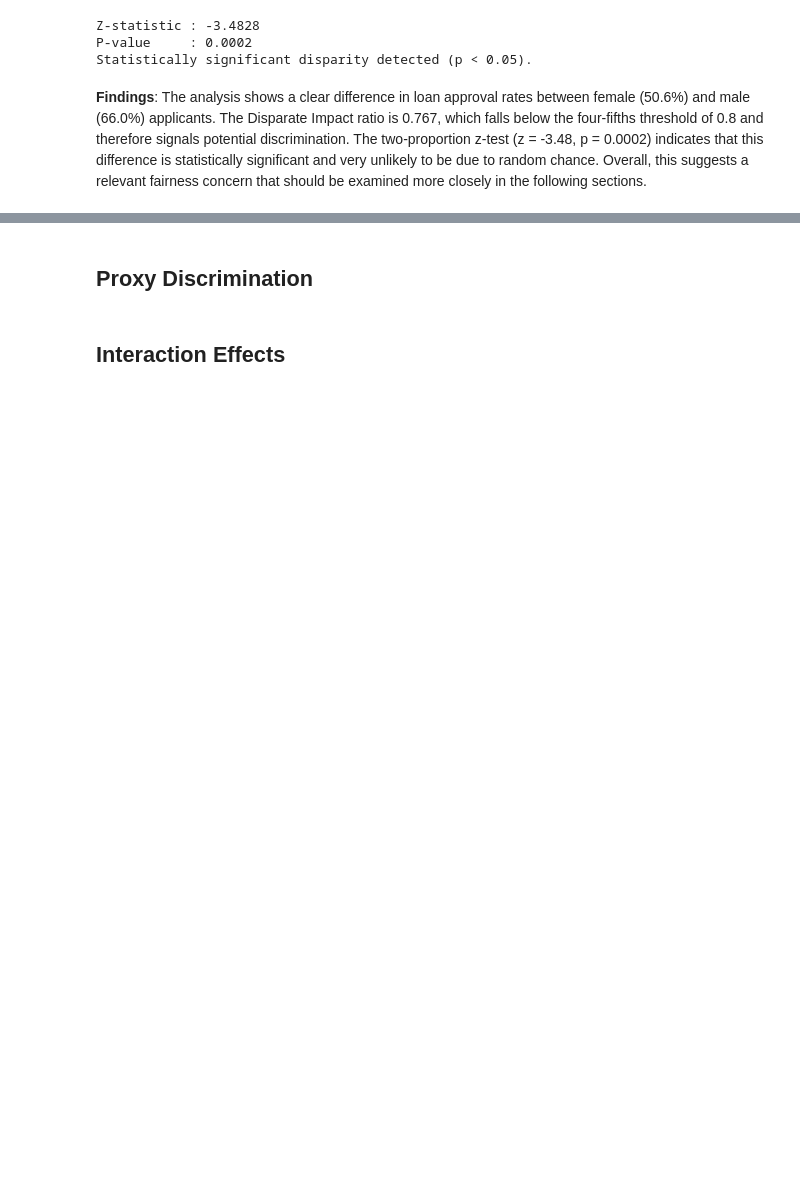
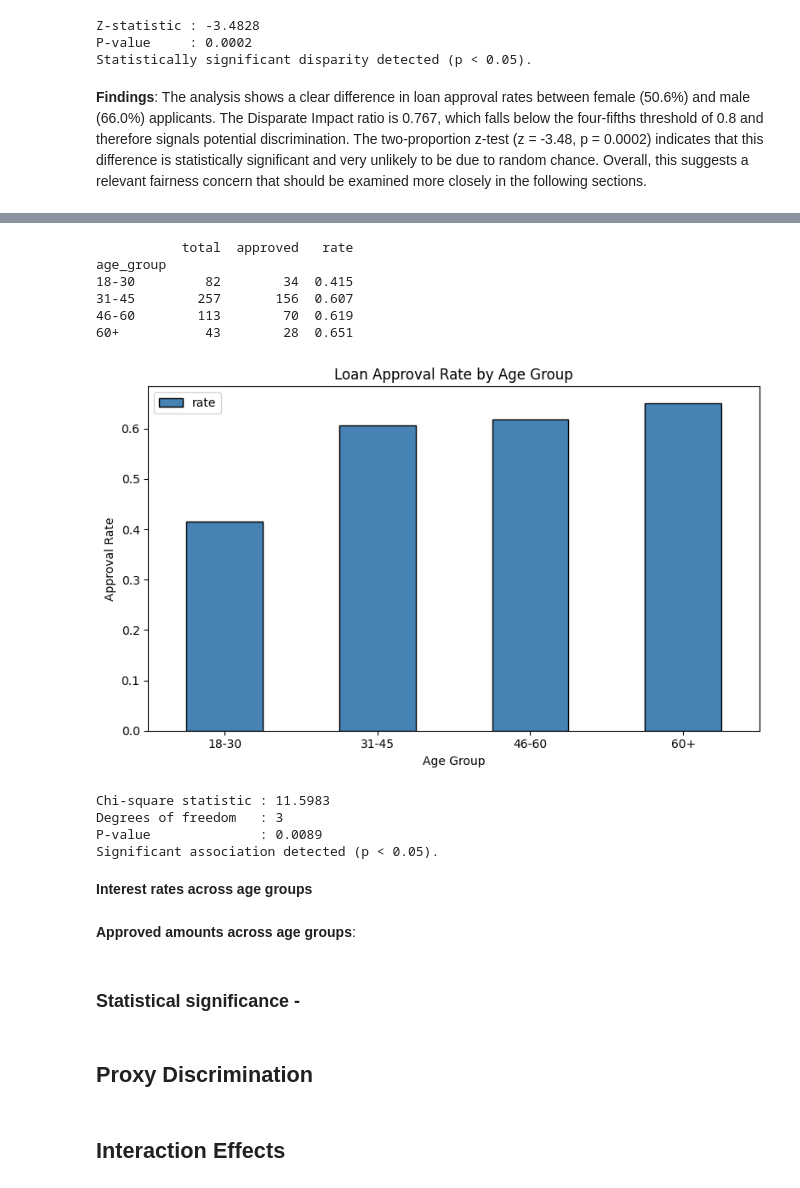
Before and after one commit to afonsojoao2001/dego-project-team12, a Jupyter notebook: notebooks/02-bias-analysis.ipynb, the cells around one changed output, grey strips where cells are left out. Drawn from its saved outputs; the diff is of its cells as text; code cells hidden in the pictures; blank space fills up the shorter version.

```diff
--- a/notebooks/02-bias-analysis.ipynb
+++ b/notebooks/02-bias-analysis.ipynb
@@ -186,0 +313,15 @@ The analysis shows a clear difference in loan approval rates between female (50.
+# %%
+# Approval rates by age group
+age_approval = df_bias.groupby("age_group")["decision_loan_approved"].agg(
+    total="count",
+    approved="sum",
+    rate="mean"
+).round(3)
+print(age_approval)
+# %% [output]
+           total  approved   rate
+age_group
+18-30         82        34  0.415
+31-45        257       156  0.607
+46-60        113        70  0.619
+60+           43        28  0.651
@@ -187,3 +339,47 @@ The analysis shows a clear difference in loan approval rates between female (50.
+# %%
+# Visualization: Bar chart of approval rates by age group
+age_approval["rate"].plot(
+    kind="bar",
+    color="steelblue",
+    edgecolor="black",
+    figsize=(8, 5)
+)
+plt.title("Loan Approval Rate by Age Group")
+plt.xlabel("Age Group")
+plt.ylabel("Approval Rate")
+plt.xticks(rotation=0)
+#plt.axhline(y=max_rate * 0.8, color="red", linestyle="--", label="4/5 Rule Threshold")
+plt.legend()
+plt.tight_layout()
+plt.show()
+# %% [output]
+[figure, added]
+# %%
+# Chi-square test of independence
+from scipy.stats import chi2_contingency
+
+contingency_table = pd.crosstab(
+    df_bias["age_group"],
+    df_bias["decision_loan_approved"]
+)
+chi2, p_value, dof, expected = chi2_contingency(contingency_table)
+
+print(f"\nChi-square statistic : {chi2:.4f}")
+print(f"Degrees of freedom   : {dof}")
+print(f"P-value              : {p_value:.4f}")
+print("Significant association detected (p < 0.05)." if p_value < 0.05
+      else "No significant association detected.")
+# %% [output]
+Chi-square statistic : 11.5983
+Degrees of freedom   : 3
+P-value              : 0.0089
+Significant association detected (p < 0.05).
+# %% [markdown]
+**Interest rates across age groups**
+# %% [markdown]
+**Approved amounts across age groups**:
+# %% [markdown]
+### Statistical significance -
 # %% [markdown]
 ## Proxy Discrimination
 # %% [markdown]
```
Also changed, not shown: parts of 15 cells of this notebook.
